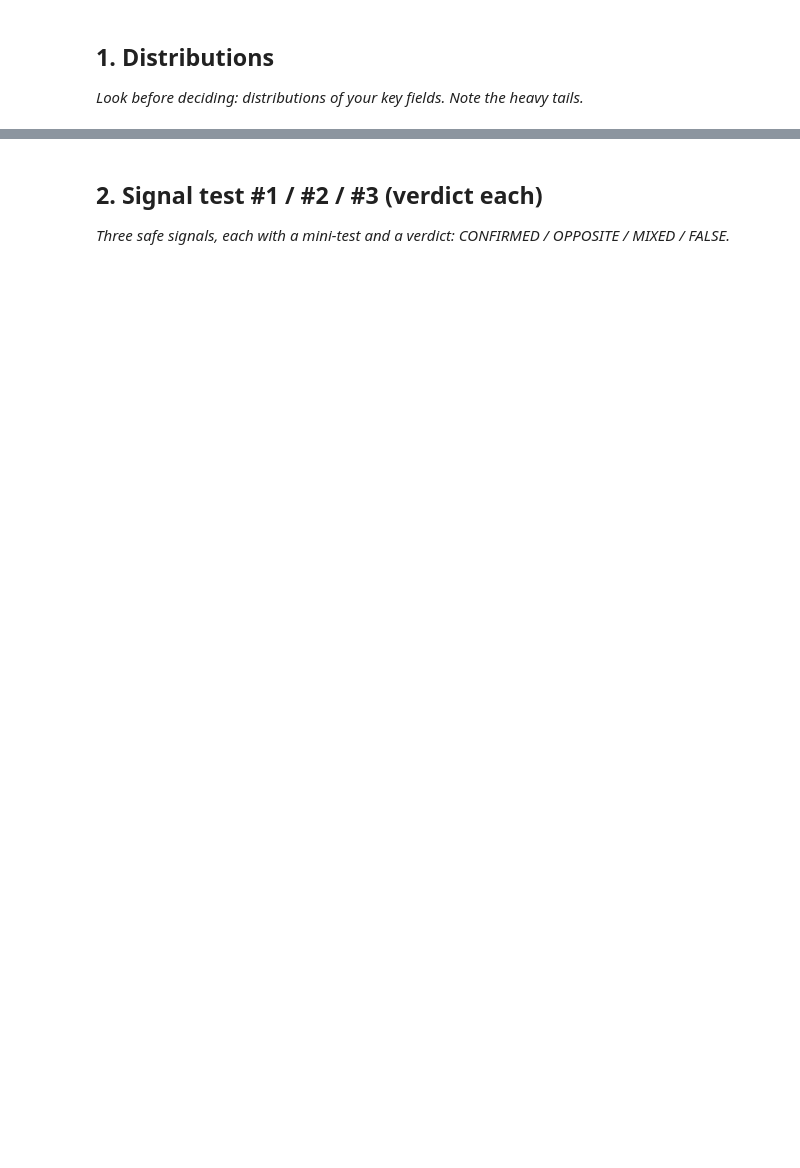
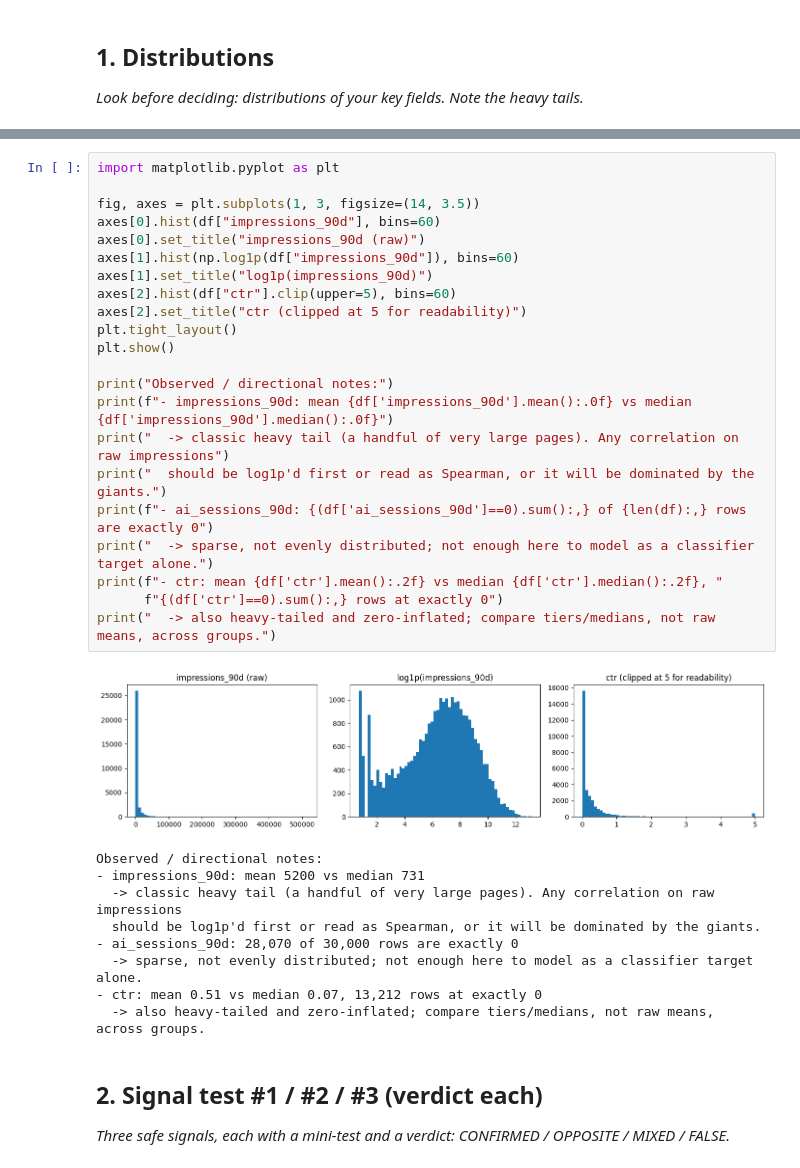
Before and after one commit to LaibaSabir1/flyrank-ml-internship-laiba_sabir, a Jupyter notebook: work/notebooks/w04_signal_audit.ipynb, the cells around one changed output, grey strips where cells are left out. Drawn from its saved outputs; the diff is of its cells as text; blank space fills up the shorter version.

```diff
--- a/work/notebooks/w04_signal_audit.ipynb
+++ b/work/notebooks/w04_signal_audit.ipynb
@@ -13,3 +62,35 @@ This skeleton is yours to fill. Work the sections **in order** — each one has
+# %%
+import matplotlib.pyplot as plt
+
+fig, axes = plt.subplots(1, 3, figsize=(14, 3.5))
+axes[0].hist(df["impressions_90d"], bins=60)
+axes[0].set_title("impressions_90d (raw)")
+axes[1].hist(np.log1p(df["impressions_90d"]), bins=60)
+axes[1].set_title("log1p(impressions_90d)")
+axes[2].hist(df["ctr"].clip(upper=5), bins=60)
+axes[2].set_title("ctr (clipped at 5 for readability)")
+plt.tight_layout()
+plt.show()
+
+print("Observed / directional notes:")
+print(f"- impressions_90d: mean {df['impressions_90d'].mean():.0f} vs median {df['impressions_90d'].median():.0f}")
+print("  -> classic heavy tail (a handful of very large pages). Any correlation on raw impressions")
+print("  should be log1p'd first or read as Spearman, or it will be dominated by the giants.")
+print(f"- ai_sessions_90d: {(df['ai_sessions_90d']==0).sum():,} of {len(df):,} rows are exactly 0")
+print("  -> sparse, not evenly distributed; not enough here to model as a classifier target alone.")
+print(f"- ctr: mean {df['ctr'].mean():.2f} vs median {df['ctr'].median():.2f}, "
+      f"{(df['ctr']==0).sum():,} rows at exactly 0")
+print("  -> also heavy-tailed and zero-inflated; compare tiers/medians, not raw means, across groups.")
+# %% [output]
+[figure, added]
+Observed / directional notes:
+- impressions_90d: mean 5200 vs median 731
+  -> classic heavy tail (a handful of very large pages). Any correlation on raw impressions
+  should be log1p'd first or read as Spearman, or it will be dominated by the giants.
+- ai_sessions_90d: 28,070 of 30,000 rows are exactly 0
+  -> sparse, not evenly distributed; not enough here to model as a classifier target alone.
+- ctr: mean 0.51 vs median 0.07, 13,212 rows at exactly 0
+  -> also heavy-tailed and zero-inflated; compare tiers/medians, not raw means, across groups.
 # %% [markdown]
 ## 2. Signal test #1 / #2 / #3 (verdict each)
 
```
Also changed, not shown: parts of 7 cells of this notebook.
